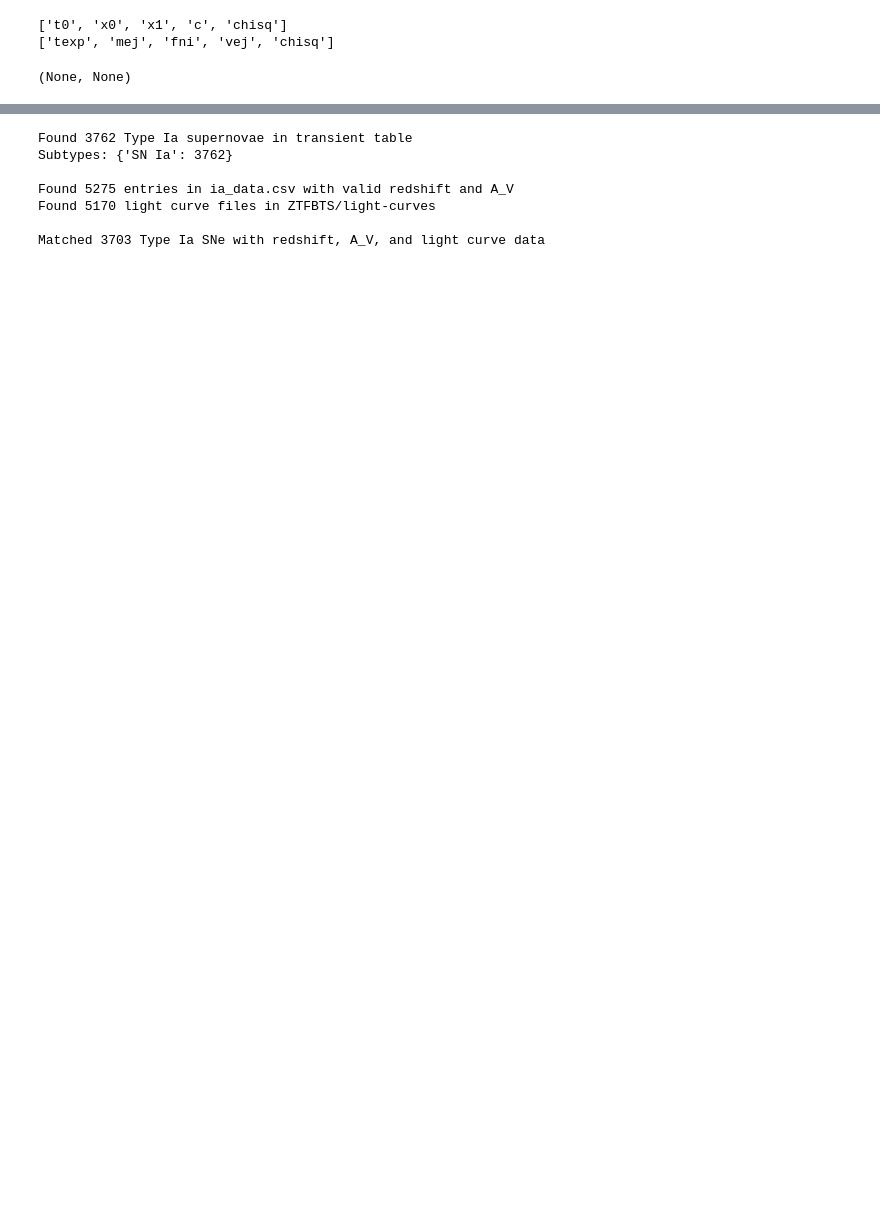
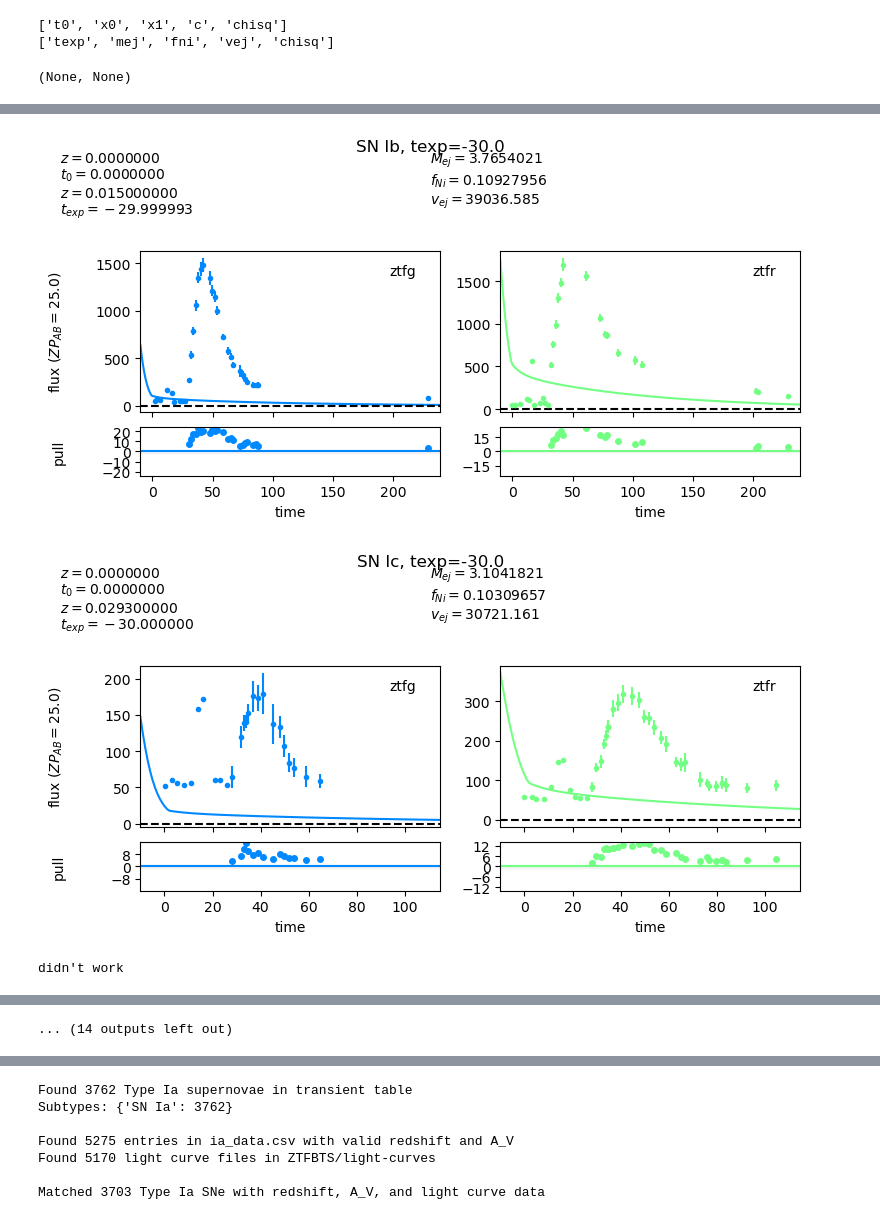
Before and after one commit to asmuzsoy/beams_ext, a Jupyter notebook: fit_real_sne_new.ipynb, the cells around one changed output, grey strips where cells are left out. Drawn from its saved outputs; the diff is of its cells as text; code cells hidden in the pictures; blank space fills up the shorter version.

```diff
--- a/fit_real_sne_new.ipynb
+++ b/fit_real_sne_new.ipynb
@@ -440,12 +440,14 @@ def fit_ia_w_dust(true_z, lcs, true_av = None, true_mwebv = None, bands = None,
         guess_z_value = False
         bounds = {'x0':(0, 0.1), 'x1':(-5, 50), 'c':(-1, 5), 't0':(0, 100)}
     elif redshift == 'phot':
+        this_ia_model.set(mwebv=true_mwebv)
         sigma = 0.5 * true_z  # assuming 5% photometric redshift error
         params_to_fit = ['z', 't0', 'x0', 'x1', 'c']
         guess_z_value = True
         zlims = (true_z - sigma, true_z + sigma)
         bounds = {'z': zlims, 'x0':(0, 0.1), 'x1':(-5, 50), 'c':(-1, 5), 't0':(0, 100)}
     elif redshift == 'none':
+        this_ia_model.set(mwebv=true_mwebv)
         params_to_fit = ['z', 't0', 'x0', 'x1', 'c']
         guess_z_value = True
         bounds = {'z':(0,0.2), 'x0':(0, 0.1), 'x1':(-5, 50), 'c':(-1, 5), 't0':(0, 100)}
@@ -775,0 +778,22 @@ plt.show()
+# %%
+for sn in sn_objects:
+    if sn.true_class != 'SN Ia' and sn.ibc_fit is not None and abs(sn.ibc_fit['texp'] - (-30)) < 0.1:
+        # Reconstruct the Ibc model with fitted parameters
+        arnett_source = ArnettSource(times, wavelengths, params=[
+            sn.true_redshift,
+            sn.ibc_fit['texp'],
+            sn.ibc_fit['mej'],
+            sn.ibc_fit['fni'],
+            sn.ibc_fit['vej']
+        ])
+        ibc_model = sncosmo.Model(source=arnett_source)
+        try:
+            fig = sncosmo.plot_lc(sn.lc, model=ibc_model)
+            fig.suptitle(f'{sn.true_class}, texp={sn.ibc_fit["texp"]:.1f}')
+            plt.show()
+        except:
+            print("didn't work")
+# %% [output]
+[figure, added]
+[figure, added]
+didn't work
@@ -776,3 +809,4 @@ plt.show()
+... (14 outputs left out)
 # %%
 param='fni'
 plt.hist(np.log10(np.array([sn.ibc_fit[param] for sn in sn_objects if sn.ibc_fit[param] is not None])))
```
Also changed, not shown: parts of 19 cells of this notebook.
